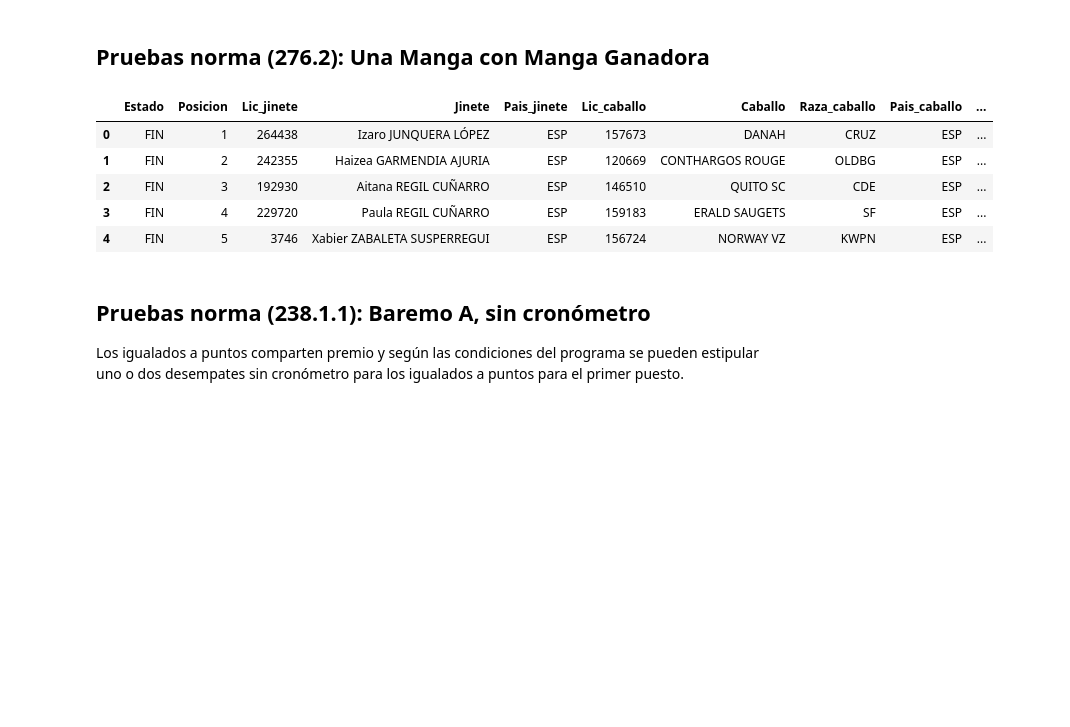
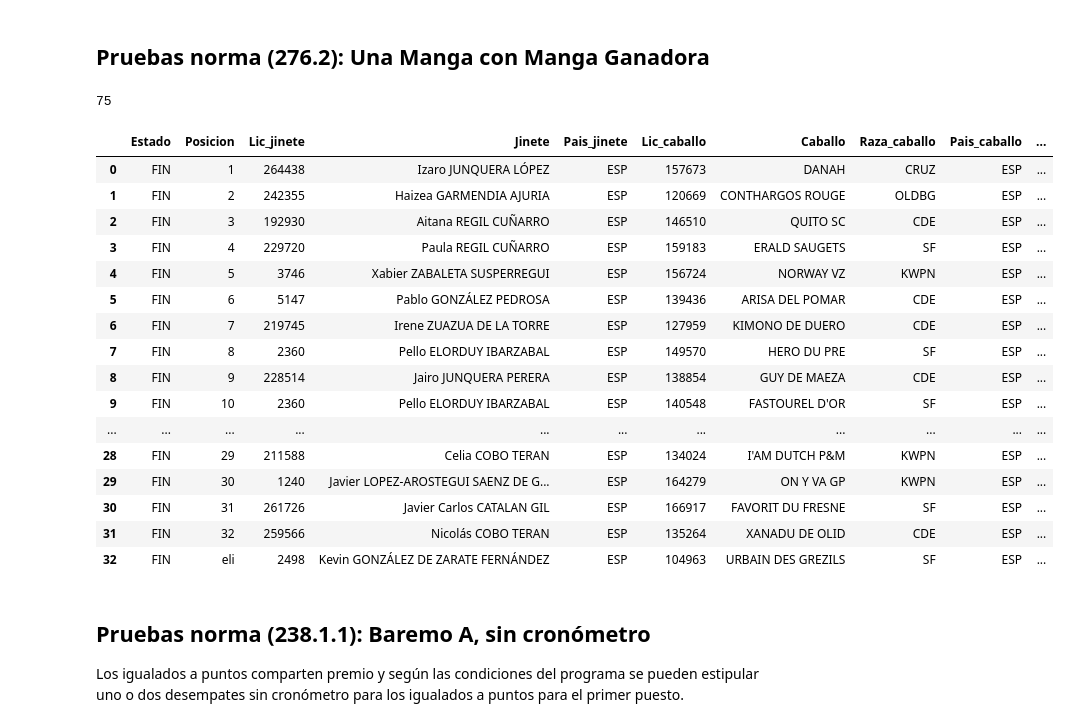
Before and after one commit to Gabijc/Proyecto_final_hipica, a Jupyter notebook: Notebooks/union_datos_scrapeados.ipynb, the cells around one changed output. Drawn from its saved outputs; the diff is of its cells as text; code cells hidden in the pictures; blank space fills up the shorter version.

```diff
--- a/Notebooks/union_datos_scrapeados.ipynb
+++ b/Notebooks/union_datos_scrapeados.ipynb
@@ -396,17 +434,33 @@ cosita.head(5)
 # %%
 manga_ganadora = pd.read_excel("../data/data_salto/resultados_2025/RFHE_SALTO_Resultados de la Prueba - 2025-05-13T191013.946.xls")
 manga_ganadora = modificaciones_generales(manga_ganadora)
-manga_ganadora[["Puntuacion_1", "Puntuacion_2"]] = manga_ganadora["Puntuacion"].str.split("\n", expand = True)
+# manga_ganadora[["Puntuacion_1", "Puntuacion_2"]] = manga_ganadora["Puntuacion"].str.split("\n", expand = True)
 # manga_ganadora["Puntuacion_3"] = None
 # manga_ganadora = manga_ganadora.drop("Puntuacion", axis = 1)
-manga_ganadora.head(5)
+manga_ganadora["Puntuacion"] = manga_ganadora["Puntuacion"].str.split("\n")
+print(len(manga_ganadora.iloc[0,-1]))
+# for elemento in manga_ganadora["Puntuacion"]:
+#     print(len(elemento))
+manga_ganadora
 # %% [output]
+75
 |  | Estado | Posicion | Lic_jinete | Jinete | Pais_jinete | Lic_caballo | Caballo | Raza_caballo | Pais_caballo | ... |
 | 0 | FIN | 1 | 264438 | Izaro JUNQUERA LÓPEZ | ESP | 157673 | DANAH | CRUZ | ESP | ... |
 | 1 | FIN | 2 | 242355 | Haizea GARMENDIA AJURIA | ESP | 120669 | CONTHARGOS ROUGE | OLDBG | ESP | ... |
 | 2 | FIN | 3 | 192930 | Aitana REGIL CUÑARRO | ESP | 146510 | QUITO SC | CDE | ESP | ... |
 | 3 | FIN | 4 | 229720 | Paula REGIL CUÑARRO | ESP | 159183 | ERALD SAUGETS | SF | ESP | ... |
 | 4 | FIN | 5 | 3746 | Xabier ZABALETA SUSPERREGUI | ESP | 156724 | NORWAY VZ | KWPN | ESP | ... |
+| 5 | FIN | 6 | 5147 | Pablo GONZÁLEZ PEDROSA | ESP | 139436 | ARISA DEL POMAR | CDE | ESP | ... |
+| 6 | FIN | 7 | 219745 | Irene ZUAZUA DE LA TORRE | ESP | 127959 | KIMONO DE DUERO | CDE | ESP | ... |
+| 7 | FIN | 8 | 2360 | Pello ELORDUY IBARZABAL | ESP | 149570 | HERO DU PRE | SF | ESP | ... |
+| 8 | FIN | 9 | 228514 | Jairo JUNQUERA PERERA | ESP | 138854 | GUY DE MAEZA | CDE | ESP | ... |
+| 9 | FIN | 10 | 2360 | Pello ELORDUY IBARZABAL | ESP | 140548 | FASTOUREL D'OR | SF | ESP | ... |
+| ... | ... | ... | ... | ... | ... | ... | ... | ... | ... | ... |
+| 28 | FIN | 29 | 211588 | Celia COBO TERAN | ESP | 134024 | I'AM DUTCH P&M | KWPN | ESP | ... |
+| 29 | FIN | 30 | 1240 | Javier LOPEZ-AROSTEGUI SAENZ DE G... | ESP | 164279 | ON Y VA GP | KWPN | ESP | ... |
+| 30 | FIN | 31 | 261726 | Javier Carlos CATALAN GIL | ESP | 166917 | FAVORIT DU FRESNE | SF | ESP | ... |
+| 31 | FIN | 32 | 259566 | Nicolás COBO TERAN | ESP | 135264 | XANADU DE OLID | CDE | ESP | ... |
+| 32 | FIN | eli | 2498 | Kevin GONZÁLEZ DE ZARATE FERNÁNDEZ | ESP | 104963 | URBAIN DES GREZILS | SF | ESP | ... |
 # %% [markdown]
 ## Pruebas norma (238.1.1): Baremo A, sin cronómetro
 Los igualados a puntos comparten premio y según las condiciones del programa se pueden estipular uno o dos desempates sin cronómetro para los igualados a puntos para el primer puesto.
```
Also changed, not shown: parts of 5 cells of this notebook.
